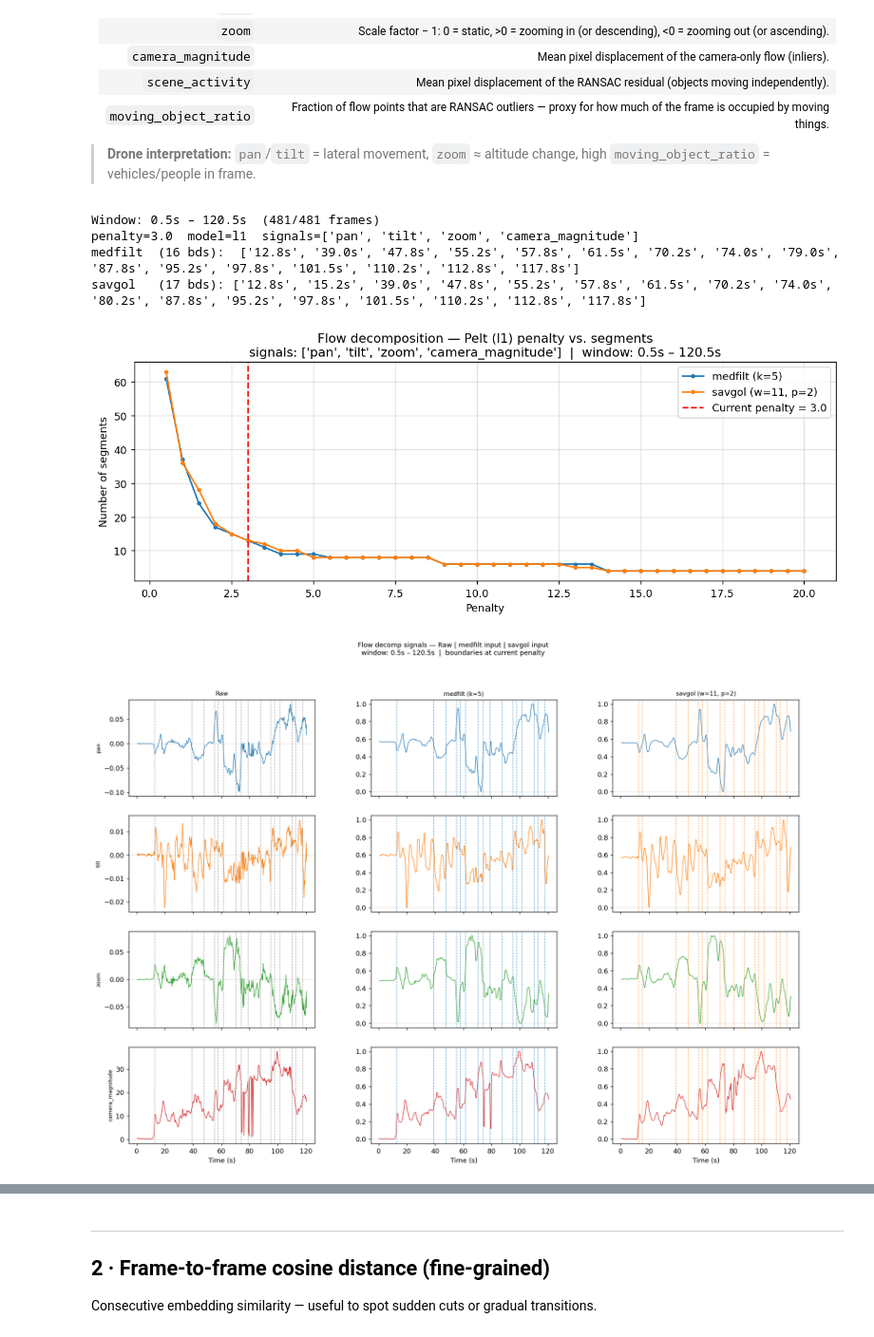
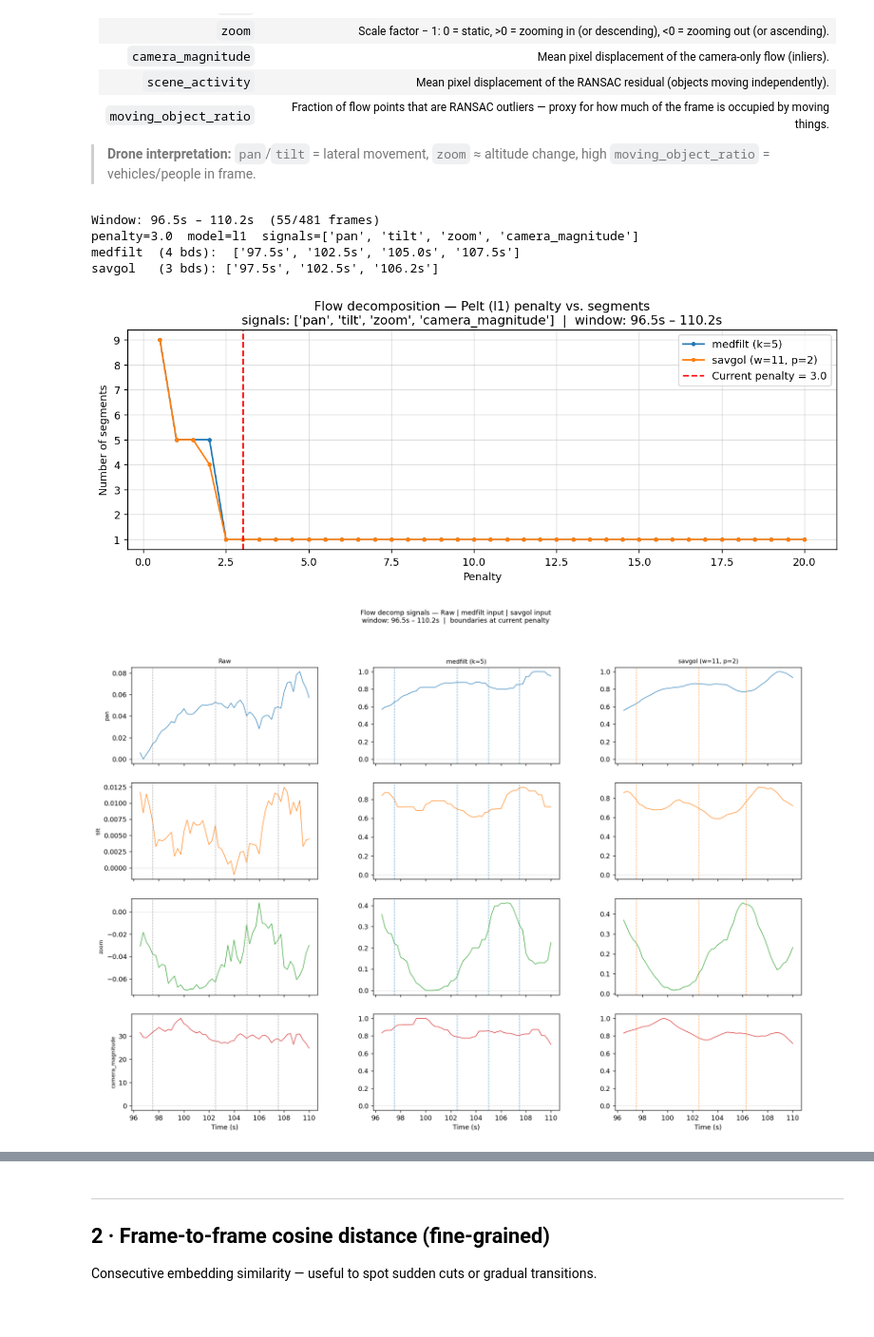
Before and after one commit to n-ploch/ai-video-cutter, a Jupyter notebook: notebooks/analysis_explorer.ipynb, the cells around one changed output, grey strips where cells are left out. Shown at 95% size. Saved outputs shown, nothing was run; the diff lists cells and outputs as text; code cells hidden in the pictures.

```diff
--- a/notebooks/analysis_explorer.ipynb
+++ b/notebooks/analysis_explorer.ipynb
@@ -342,8 +342,8 @@ PENALTY_ = 2
 
 # Time window — None means from beginning / until end
 # Smoothing and normalisation use the full video; only Pelt sees the window.
-FD_START =None   # e.g. 30.0
-FD_END   = None   # e.g. 90.0
+FD_START = 96.5   # e.g. 30.0
+FD_END   = 110.2   # e.g. 90.0
 
 # ── Helpers ───────────────────────────────────────────────────────────────
 def fd_preprocess(df, cols, filter_fn):
@@ -420,35 +420,35 @@ else:
     col_bds     = [fd_boundaries_med, fd_boundaries_med, fd_boundaries_savgol]
     col_bcolors = ["gray", "C0", "C1"]
 
     fig, axes = plt.subplots(len(FD_SIGNAL_COLS), 3,
                              figsize=(18, 3 * len(FD_SIGNAL_COLS)),
                              sharex=True, gridspec_kw={"wspace": 0.3})
     fig.suptitle("Flow decomp signals — Raw | medfilt input | savgol input\n"
                  f"window: {t_start:.1f}s – {t_end:.1f}s  |  boundaries at current penalty",
                  fontsize=10)
 
     for i, col in enumerate(FD_SIGNAL_COLS):
         data_cols = [fd_win[col].values, X_fd_med[:, i], X_fd_savgol[:, i]]
         for j, (arr, title, bds, bcol) in enumerate(
                 zip(data_cols, col_titles, col_bds, col_bcolors)):
             ax = axes[i, j]
             ax.plot(fd_ts, arr, linewidth=0.8, color=f"C{i}")
             ax.axhline(0, color="gray", linewidth=0.4, linestyle=":")
             if i == 0:
                 ax.set_title(title, fontsize=9)
             if j == 0:
                 ax.set_ylabel(col, fontsize=8)
             for b in bds:
                 ax.axvline(b, color=bcol, linewidth=0.8, linestyle="--", alpha=0.7)
 
     for j in range(3):
         axes[-1, j].set_xlabel("Time (s)")
     plt.tight_layout()
     plt.show()
 # %% [output]
-Window: 0.5s – 120.5s  (481/481 frames)
+Window: 96.5s – 110.2s  (55/481 frames)
 penalty=3.0  model=l1  signals=['pan', 'tilt', 'zoom', 'camera_magnitude']
-medfilt  (16 bds):  ['12.8s', '39.0s', '47.8s', '55.2s', '57.8s', '61.5s', '70.2s', '74.0s', '79.0s', '87.8s', '95.2s', '97.8s', '101.5s', '110.2s', '112.8s', '117.8s']
-savgol   (17 bds): ['12.8s', '15.2s', '39.0s', '47.8s', '55.2s', '57.8s', '61.5s', '70.2s', '74.0s', '80.2s', '87.8s', '95.2s', '97.8s', '101.5s', '110.2s', '112.8s', '117.8s']
+medfilt  (4 bds):  ['97.5s', '102.5s', '105.0s', '107.5s']
+savgol   (3 bds): ['97.5s', '102.5s', '106.2s']
-[figure, old version]
+[figure, new version]
-[figure, old version]
+[figure, new version]
```
Also changed, not shown: parts of 3 cells of this notebook.
